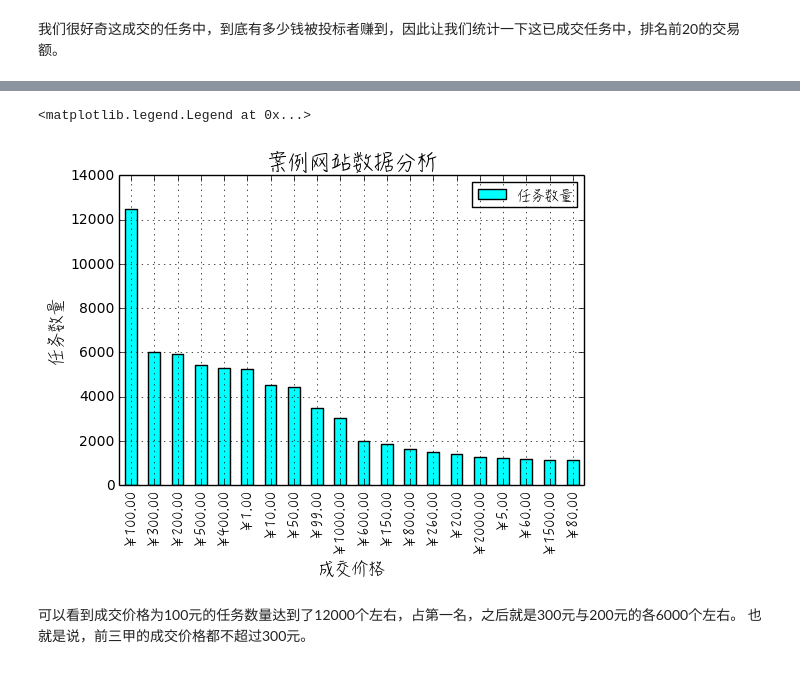
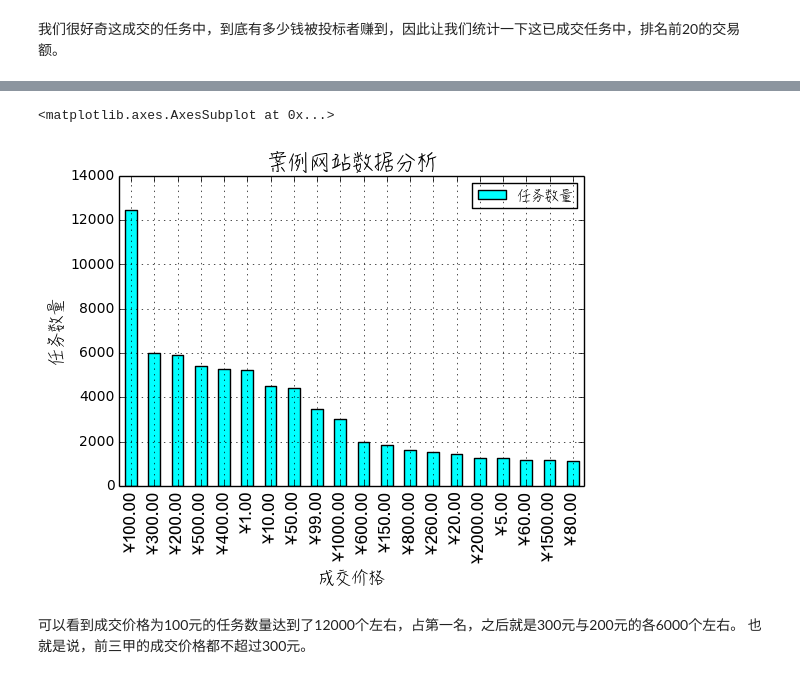
Before and after one commit to Databingo/Databingo, a Jupyter notebook: DataBookingStep2.ipynb, the cells around one changed output, grey strips where cells are left out. Saved outputs shown, nothing was run; the diff lists cells and outputs as text; code cells hidden in the pictures.

```diff
--- a/DataBookingStep2.ipynb
+++ b/DataBookingStep2.ipynb
@@ -118,24 +107,23 @@ dtype: int64
 # %%
 rcParams['savefig.dpi']=100#设定图片的DPI
-#plt.title(u'逗你玩威客网站数据分析',size=15,fontproperties='STHeiti')#直接指定字体
 
-fig = plt.figure()#定义一个图片
-ax = fig.add_subplot(111)#划分1行1列选第1块。
-x = ax.xaxis#获取 x 轴坐标
-y = ax.yaxis#获取 y 轴坐标
+fig = plt.figure() #定义一个图片
+ax = fig.add_subplot(111) #划分1行1列选第1块坐标体系。
+x = ax.xaxis #获取 x 轴坐标
+y = ax.yaxis
 xmajorLocator = matplotlib.ticker.MultipleLocator(1)#设定主 X 轴间隔为1的倍数
-x.set_major_locator(xmajorLocator)
-ax.set_xticklabels('abcdefg',fontproperties=zhfont2)#设定 X 轴坐标标签
-
-df.iloc[:,3].value_counts().iloc[2:22].plot(kind = 'bar',color=(0,1,1))#图形化显示，选定RGB颜色，选定标记为点
+x.set_major_locator(xmajorLocator)#加载定位器
+ax.set_xticklabels('abcdefg',fontproperties=zhfont1)#设定 X 轴坐标标签
 plt.title(u'案例网站数据分析',fontproperties=zhfont2,size=15)#设定图片标头及其属性
-#plt.text(2,5,u"北国风光",fontproperties=zhfont2,size=15)#设定图片内显示文本
 plt.xlabel(u'成交价格',fontproperties=zhfont2,size=12)#设定横轴名称
 plt.ylabel(u'任务数量',fontproperties=zhfont2,size=12)#设定纵轴名称
+
+pic = df.iloc[:,3].value_counts().iloc[2:22].plot(kind = 'bar',color=(0,1,1))#图形化显示，选定RGB颜色，选定标记为点
 plt.legend((u'任务数量',), loc='upper right',prop=zhfont2)#设定图素标
+pic
 # %% [output]
-<matplotlib.legend.Legend at 0x...>
+<matplotlib.axes.AxesSubplot at 0x...>
-[figure, old version]
+[figure, new version]
 # %% [markdown]
 可以看到成交价格为100元的任务数量达到了12000个左右，占第一名，之后就是300元与200元的各6000个左右。 也就是说，前三甲的成交价格都不超过300元。
 # %% [markdown]
```
Also changed, not shown: parts of 15 cells of this notebook.
